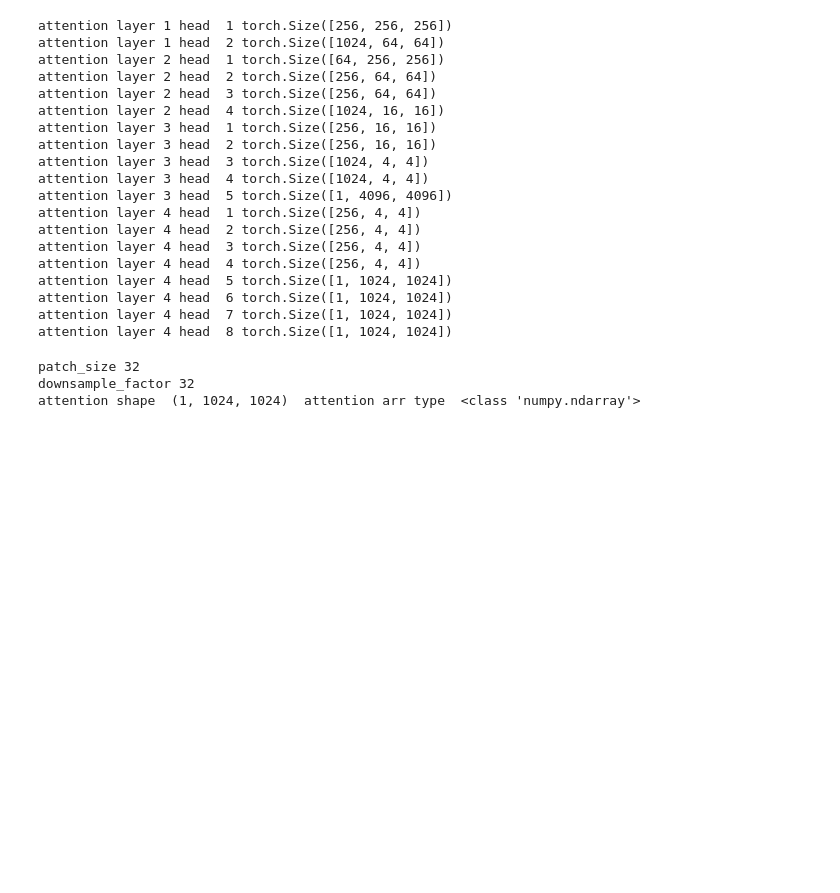
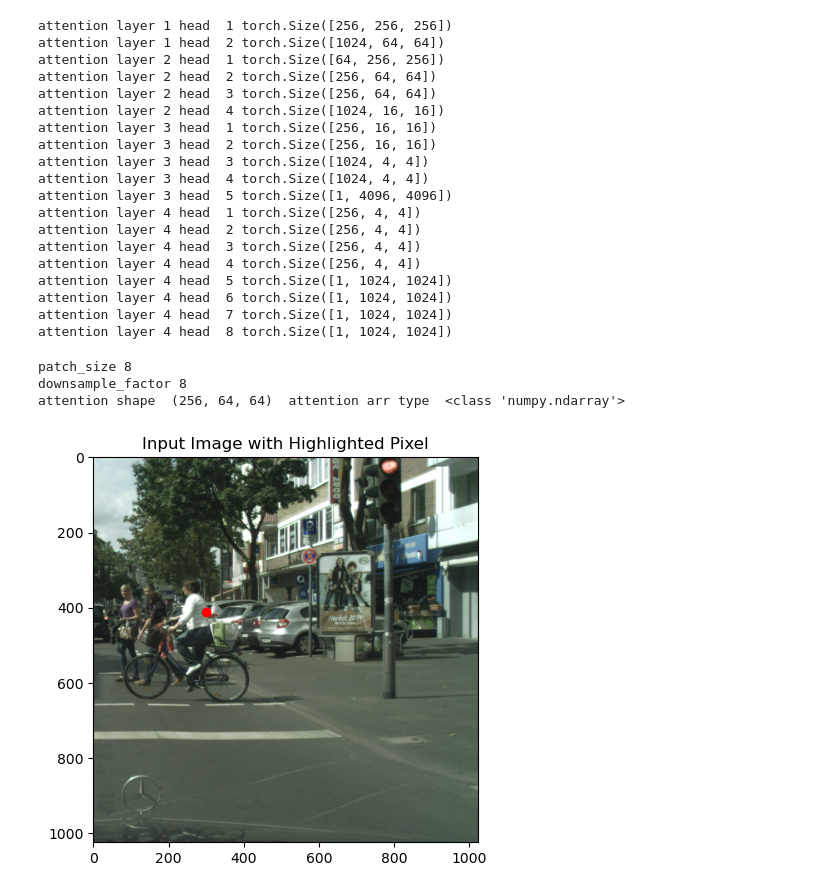
Before and after one commit to mahfuzalhasan/local-attention-model, a Jupyter notebook: notebooks/atten_viz_pretrained.ipynb, the cells around one changed output. Saved outputs shown, nothing was run; the diff lists cells and outputs as text; code cells hidden in the pictures; blank space fills up the shorter version.

Commit message:
updated visual - inclomplete

```diff
--- a/notebooks/atten_viz_pretrained.ipynb
+++ b/notebooks/atten_viz_pretrained.ipynb
@@ -42,7 +31,7 @@ cfg.freeze()
 data_mean = [0.291,  0.329,  0.291]
 data_std = [0.190,  0.190,  0.185]
 # %%
-cityscapes_test = CityscapesDataset(cfg, split='val')
+cityscapes_test = CityscapesDataset(cfg, split='train')
 test_loader = DataLoader(cityscapes_test, batch_size=1, shuffle=False, num_workers=4) # batchsize?
 print(f'total test sample: {len(cityscapes_test)} v_iteration:{len(test_loader)}')
 # %% [output]
@@ -71,50 +76,22 @@ epoch = state_dict['epoch']
 # %%
 # val_loss, val_mean_iou = val_cityscape(epoch, test_loader, model)
 # %%
-def plot_output(img, gt, out):
-    # Plot the input image (RGB)
-    plt.figure(figsize=(5, 5))
-    plt.imshow(img[0].permute(1, 2, 0).cpu().numpy())
-    plt.title('Input Image')
-    plt.show()
-
-    # Plot the ground truth (GT)
-    plt.figure(figsize=(5, 5))
-    plt.imshow(gt[0].cpu().numpy(), cmap='viridis')
-    plt.title('Ground Truth')
-    plt.show()
-
-    # Convert the output tensor to NumPy and plot the available output channels separately
-    out = out[1].cpu().numpy()
-    _, axes = plt.subplots(4, 5, figsize=(15, 12))
-
-    # Loop through the 19 channels and plot them
-    for i in range(19):
-        row, col = divmod(i, 5)  # Calculate the row and column for each subplot
-        ax = axes[row, col]  # Get the corresponding subplot
-        channel_data = out[0, i, :, :]
-        ax.imshow(channel_data, cmap='viridis')  # You can change the colormap as needed
-        ax.set_title(f'Channel {i + 1}')  # Set a title for the subplot
-    plt.tight_layout()
-    plt.show()
-
-
 model.eval()
 with torch.no_grad():
     for idx, sample in enumerate(test_loader):
+        if idx != index:
+            continue
         imgs = sample['image']      #B, 3, 1024, 2048
         gts = sample['label']       #B, 1024, 2048
         imgs = imgs.to(f'cuda:{model.device_ids[0]}', non_blocking=True)
         gts = gts.to(f'cuda:{model.device_ids[0]}', non_blocking=True)
 
-        img = imgs[:, :, :, :1024]
+        img = imgs[:, :, :, 1024:]
         gt = gts[:, :, :1024]
         loss, out, atten = model(img, gt, visualize=True, attention=True)
         print('loss = ', loss.shape)
         print('out = ', out.shape)
         print('atten = ', len(atten))
-        # plot_output(img, gt, out)
-
         print(img.shape, gt.shape)
         # print(len(out), out[0].shape, out[1].shape)
         break
@@ -212,9 +192,9 @@ attention layer 4 head  6 torch.Size([1, 1024, 1024])
 attention layer 4 head  7 torch.Size([1, 1024, 1024])
 attention layer 4 head  8 torch.Size([1, 1024, 1024])
 # %%
-pixel = (1000, 1000)
-layer = 4
-head = 8
+pixel = (300, 410)
+layer = 2
+head = 3
 
 attention = get_attention_matrix(atten, layer, head)
 
@@ -229,23 +209,25 @@ print('patch_size', patch_size)
 print('downsample_factor', downsample_factor)
 print("attention shape ", attention.shape, " attention arr type ", type(attention))
 # %% [output]
-patch_size 32
-downsample_factor 32
-attention shape  (1, 1024, 1024)  attention arr type  <class 'numpy.ndarray'>
+patch_size 8
+downsample_factor 8
+attention shape  (256, 64, 64)  attention arr type  <class 'numpy.ndarray'>
 # %%
 # Convert the tensor to a NumPy array
 # image_array = image[0].permute(1, 2, 0).cpu().numpy()
 unnormalized_image = unnormalize_img_numpy(img)
 image_array = unnormalized_image
 
-plt.figure(figsize=(4, 4))
+plt.figure(figsize=(5, 5))
 plt.imshow(image_array)
 
 # Highlight the pixel at (100, 100) in red
 plt.scatter(pixel[0], pixel[1], c='red', marker='o')
 
 plt.title('Input Image with Highlighted Pixel')
 plt.show()
+# %% [output]
+[figure, added]
 # %%
 downsized_pixel = (pixel[0] // downsample_factor, pixel[1] // downsample_factor)
 
```
Also changed, not shown: parts of 18 cells of this notebook, 4 other files.
